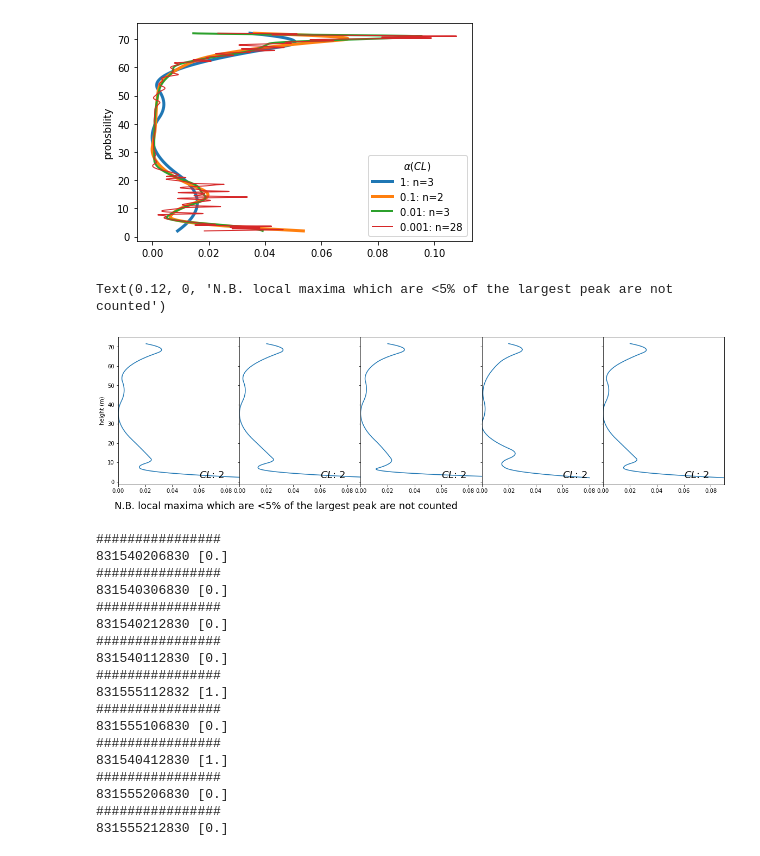
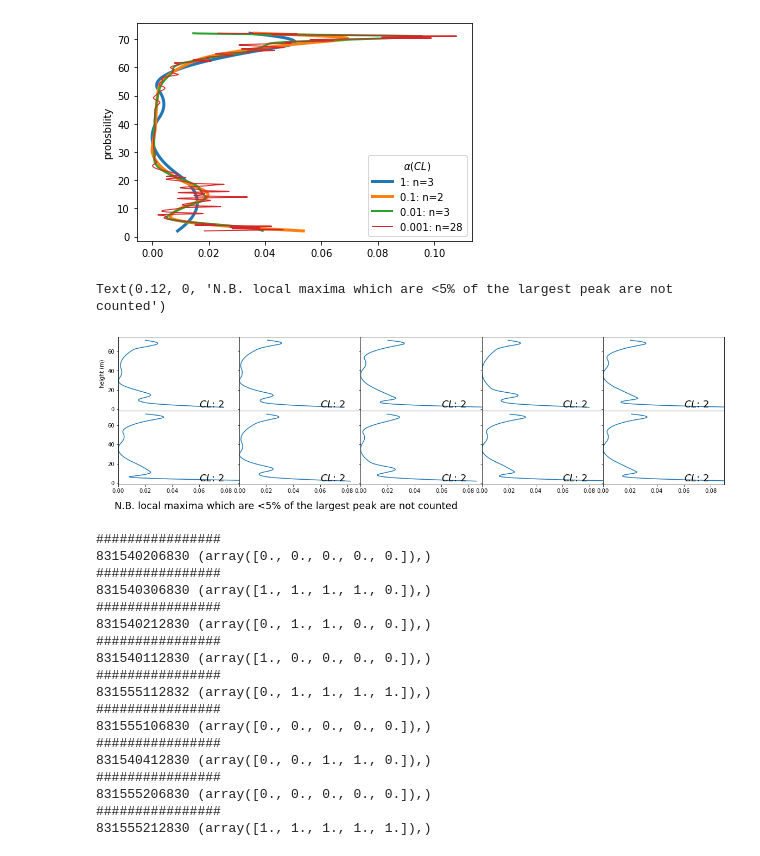
Before and after one commit to Maggemkay/forestlas, a Jupyter notebook: forestlas_intro (python 3.8 try).ipynb, the cells around one changed output. Saved outputs shown, nothing was run; the diff lists cells and outputs as text; code cells hidden in the pictures.

```diff
--- a/forestlas_intro (python 3.8 try).ipynb
+++ b/forestlas_intro (python 3.8 try).ipynb
@@ -279,27 +279,29 @@ Text(0, 0.5, 'probsbility')
 # %%
 # We can take a closer look at individual iterations to see how
 # the CHP configuration changes
 
-f, a = plt.subplots(1, 5, figsize=(20, 5), sharey=True, sharex=True)
+num = 10
+
+f, a = plt.subplots(2, 5, figsize=(20, 5), sharey=True, sharex=True)
 las = cc.CanopyComplexity().fromLAS(os.path.join(os.getcwd(), "WC1.las")).CHP("model")
 
-for bsi in range(5):
-    ax = a[bsi]
+for bsi in range(num):
+    ax = a[bsi//5][bsi%5]
     zs = las.simulateCloud()
     CHPi = cc.CanopyComplexity().fromLAS(zs).CHP()
     ax.plot(CHPi.fd, CHPi.zx)
     ax.text(0.06, 2,
             "$CL$: {}".format(CHPi.layerCount),
             fontsize=18)
     if bsi == 0:
         ax.set_ylabel("height (m)")
     ax.set_xlim(0, 0.09)
 
 f.subplots_adjust(hspace=0, wspace=0)
 f.text(0.12, 0, "N.B. local maxima which are <5% of the largest peak are not counted", fontsize=18)
 # %% [output]
 Text(0.12, 0, 'N.B. local maxima which are <5% of the largest peak are not counted')
-[figure, old version]
+[figure, new version]
 # %%
 from forestlas import canopyComplexity as cc
 # required for demonstration
@@ -320,7 +322,7 @@ import matplotlib.pyplot as plt
 
 #os.chdir(lasFiles)
 lasList = glob.glob(os.path.join(os.getcwd(), 'SLU_laserdata', 'all_las', '*.las'))
-bsMulti = cc.bootstrapComplexity(lasList, N=1, processes=4, verbose=True)
+bsMulti = cc.bootstrapComplexity(lasList, N=5, processes=4, verbose=True)
 
 for plot in bsMulti.bsCHPmutiple.keys():
     print("################")
@@ -328,23 +330,23 @@ for plot in bsMulti.bsCHPmutiple.keys():
     print(plot, bsMulti.bsCHPmutiple[plot])
 # %% [output]
 ################
-831540206830 [0.]
+831540206830 (array([0., 0., 0., 0., 0.]),)
 ################
-831540306830 [0.]
+831540306830 (array([1., 1., 1., 1., 0.]),)
 ################
-831540212830 [0.]
+831540212830 (array([0., 1., 1., 0., 0.]),)
 ################
-831540112830 [0.]
+831540112830 (array([1., 0., 0., 0., 0.]),)
 ################
-831555112832 [1.]
+831555112832 (array([0., 1., 1., 1., 1.]),)
 ################
-831555106830 [0.]
+831555106830 (array([0., 0., 0., 0., 0.]),)
 ################
-831540412830 [1.]
+831540412830 (array([0., 0., 1., 1., 0.]),)
 ################
-831555206830 [0.]
+831555206830 (array([0., 0., 0., 0., 0.]),)
 ################
-831555212830 [0.]
+831555212830 (array([1., 1., 1., 1., 1.]),)
 # %%
 bsMulti.bsCHPmutiple
 # %% [output]
```
Also changed, not shown: parts of 1 cell of this notebook, 1 other file.
